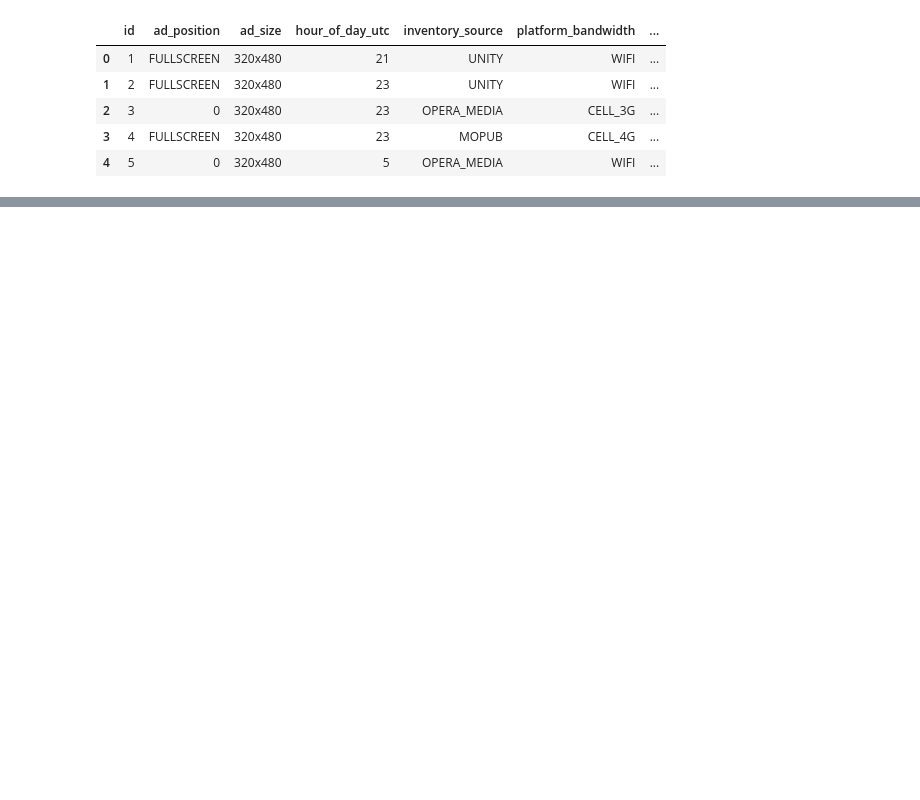
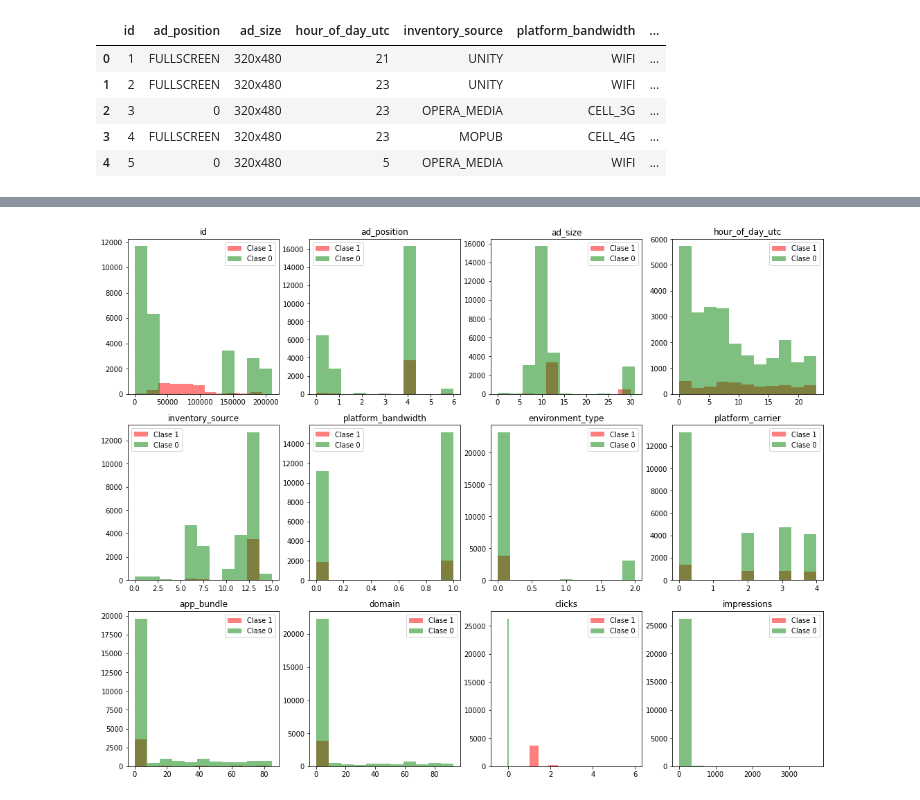
Before and after one commit to stefymojica/Boston_ML, a Jupyter notebook: marketing_digital.ipynb, the cells around one changed output, grey strips where cells are left out. Cells and saved outputs as stored; diff of their text form; code cells hidden in the pictures; blank space fills up the shorter version.

```diff
--- a/marketing_digital.ipynb
+++ b/marketing_digital.ipynb
@@ -28,0 +342,35 @@ XY.head()
+# %%
+def represento_doble_hist(x_1, x_0, n_bins=11, title='', label_1='Clase 1',
+                          label_0='Clase 0', density=0):
+    '''
+    Función que recibe dos distribuciones de probabilidad y las representa
+    en el mismo gráfico
+    '''
+    bins = n_bins
+    plt.hist(x_1, bins, density = density, alpha=0.5, label=label_1, color='red')
+    plt.hist(x_0, bins, density = density, alpha=0.5, label=label_0, color='green')
+    plt.title(title)
+    plt.legend(loc='best')
+
+
+def hist_pos_neg_feat(x, y, density=0, nbins=11, targets=(0,1)):
+    '''
+    Representa las variables en x divididas en dos distribuciones
+    según su valor sea 1 o 0
+    '''
+    fig_tot = len(x.columns)
+    fig_tot_fila = 4.; fig_tamanio = 4.
+    num_filas = int( np.ceil(fig_tot/fig_tot_fila) )
+    plt.figure( figsize=( fig_tot_fila*fig_tamanio+2, num_filas*fig_tamanio+2 ) )
+    target_neg, target_pos = targets
+    for i, feat in enumerate(x.columns):
+        plt.subplot(num_filas, fig_tot_fila, i+1);
+        plt.title('%s' % feat)
+        idx_pos = y == target_pos
+        idx_neg= y == target_neg
+        represento_doble_hist(x[feat][idx_pos].values, x[feat][idx_neg].values, nbins,
+                   density = density, title=('%s' % feat))
+# %%
+hist_pos_neg_feat(X, Y)
+# %% [output]
+[figure, added]
```
Also changed, not shown: parts of 57 cells of this notebook.
